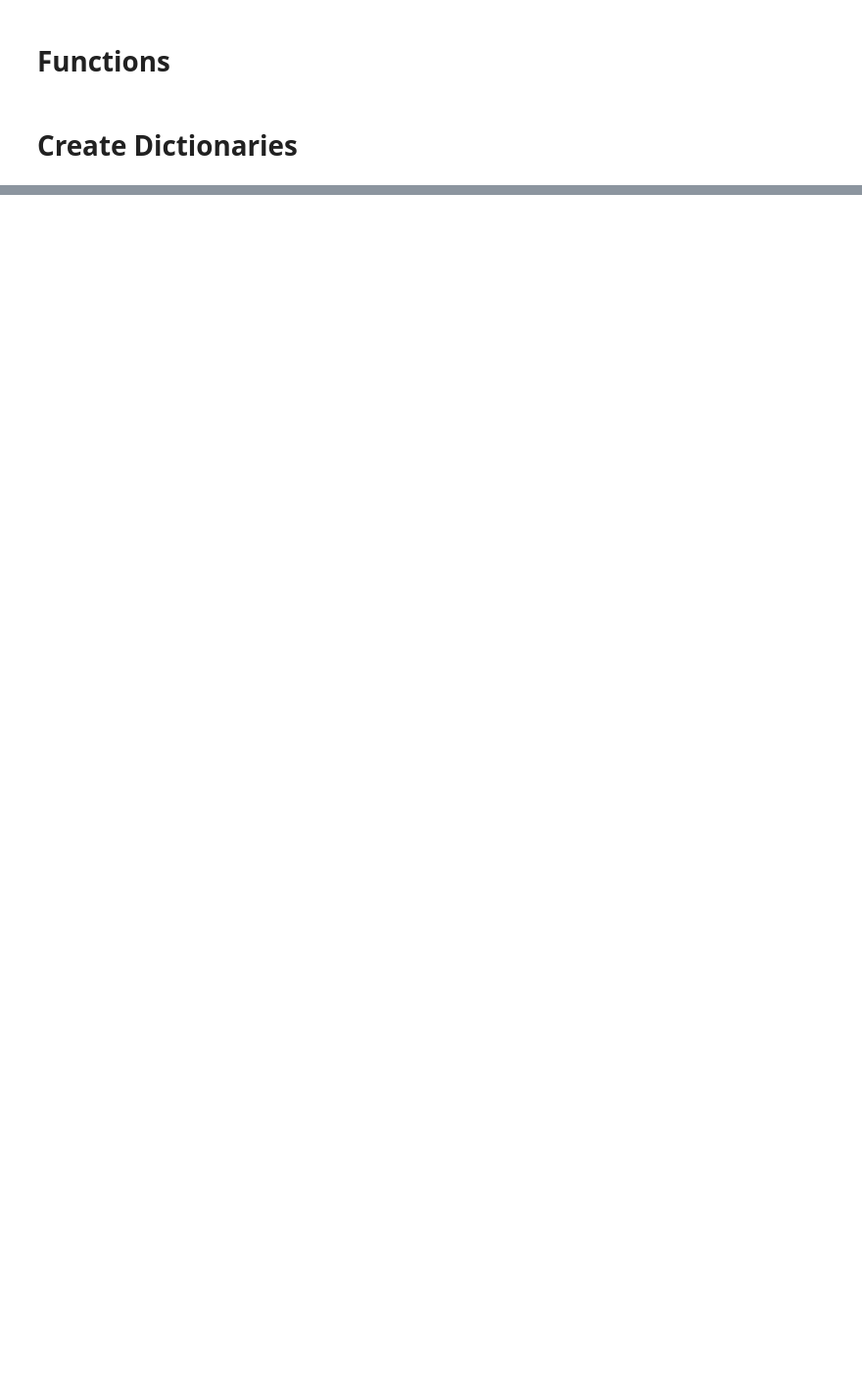
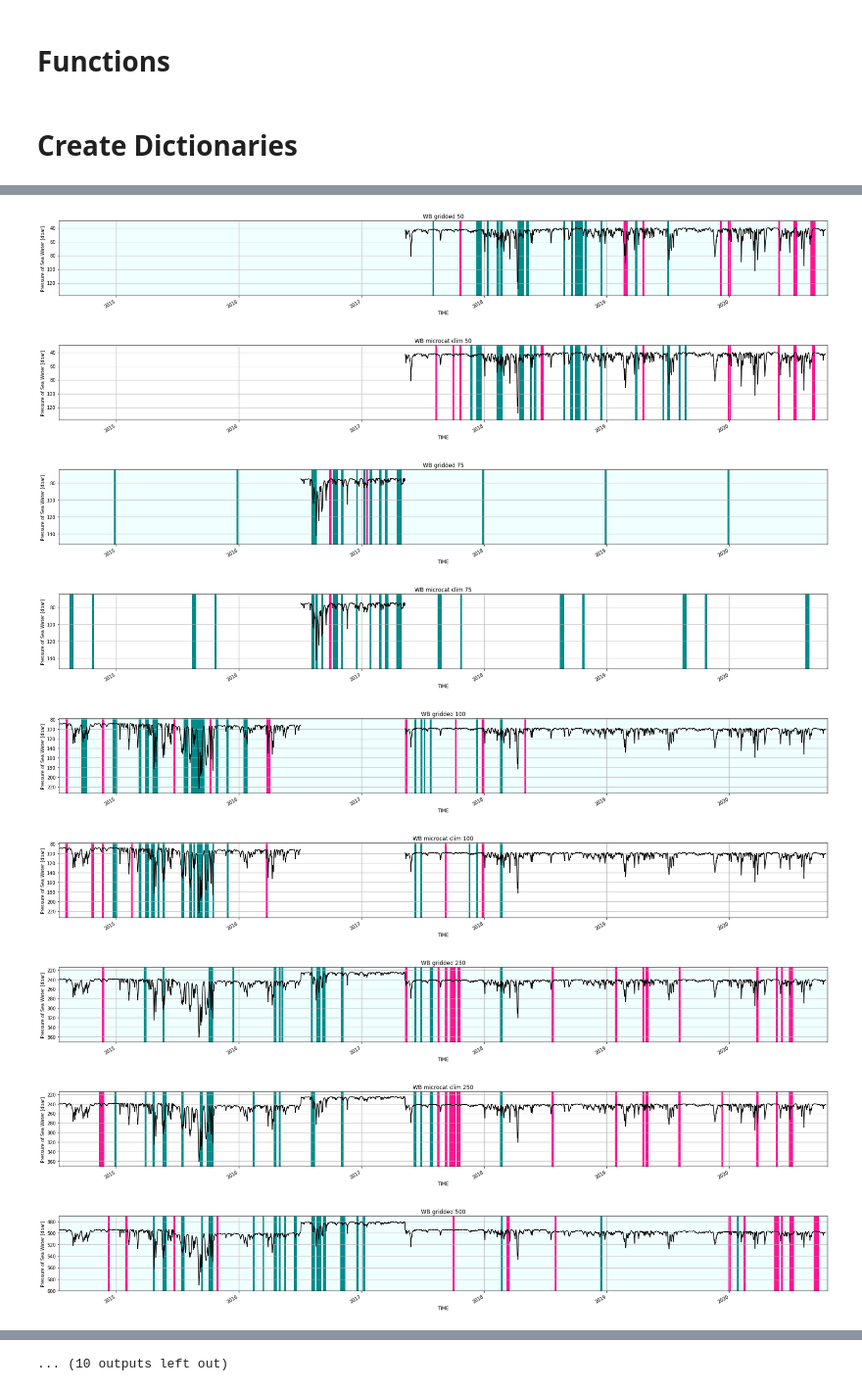
Before and after one commit to Marie-Louise-Korte/Rockall_Trough_MHW, a Jupyter notebook: RT_compare.ipynb, the cells around one changed output, grey strips where cells are left out. Shown at 98% size. Cells and saved outputs as stored; diff of their text form; code cells hidden in the pictures; blank space fills up the shorter version.

```diff
--- a/RT_compare.ipynb
+++ b/RT_compare.ipynb
@@ -228,0 +266,23 @@ EB_grid['clim_cold']['100'] = clim_cold_alt
+# %%
+for i,n in enumerate(depth_WB):
+    OV_stacked_events(WB_grid, n)
+    ds_wb.pres.sel(DEPTH=n).plot.line(x='TIME', color='k')
+    plt.ylim(ds_wb.pres.sel(DEPTH=n).max()+10, ds_wb.pres.sel(DEPTH=n).min()-10)
+    plt.title(f'WB gridded {n}')
+    ax = plt.axes()
+    ax.set_facecolor("#F0FFFF")
+
+    OV_stacked_events(WB_mcat, n)
+    ds_wb.pres.sel(DEPTH=n).plot.line(x='TIME', color='k')
+    plt.ylim(ds_wb.pres.sel(DEPTH=n).max()+10, ds_wb.pres.sel(DEPTH=n).min()-10)
+    plt.title(f'WB microcat clim {n}')
+# %% [output]
+[figure, added]
+[figure, added]
+[figure, added]
+[figure, added]
+[figure, added]
+[figure, added]
+[figure, added]
+[figure, added]
+[figure, added]
@@ -228,0 +292 @@ EB_grid['clim_cold']['100'] = clim_cold_alt
+... (10 outputs left out)
```
Also changed, not shown: parts of 12 cells of this notebook.
